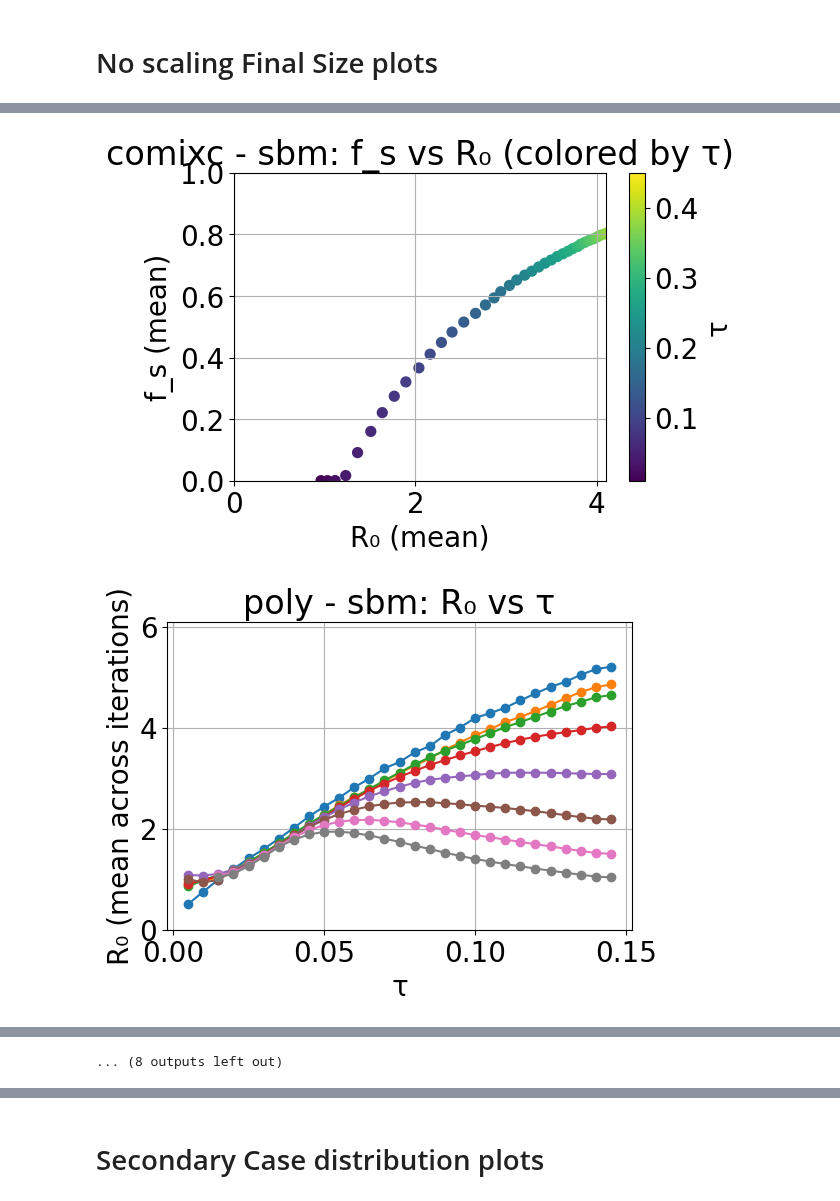
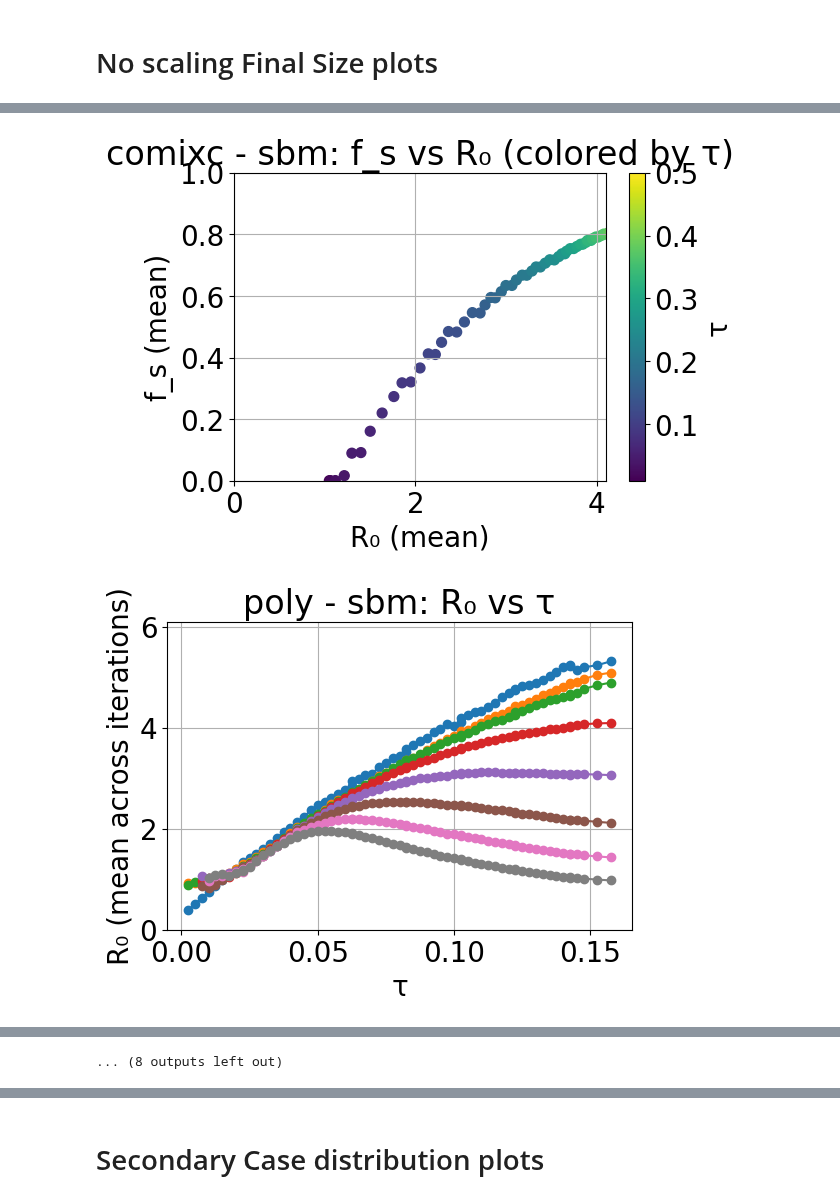
Before and after one commit to LukeMurrayKearney/Data-Driven-Networks-Code, a Jupyter notebook: duration+ages/beta_choices.ipynb, the cells around one changed output, grey strips where cells are left out. Drawn from its saved outputs; the diff is of its cells as text; code cells hidden in the pictures.

```diff
--- a/duration+ages/beta_choices.ipynb
+++ b/duration+ages/beta_choices.ipynb
@@ -89,7 +89,7 @@ bucket_labels = ['0-4', '5-11', '12-17', '18-29', '30-39', '40-49', '50-59', '60
 duration_labels = ['0-5 mins', '5-15 mins', '15-60 mins', '1-4 hours', '4+ hours']
 
 compare = {}
-num_network = 260
+num_network = 300
 for data in datas:
     res = {'taus': [], 'fs': [], 'r0': [], 'r02': [], 'r03': [], 'r04': [], 'r05': [], 'r06': [], 'r07': [], 'r08': []}
     for k in range(num_network):
@@ -462,7 +462,7 @@ bucket_labels = ['0-4', '5-11', '12-17', '18-29', '30-39', '40-49', '50-59', '60
 duration_labels = ['0-5 mins', '5-15 mins', '15-60 mins', '1-4 hours', '4+ hours']
 
 compare = {}
-num_network = 40
+num_network = 140
 for model_idx, model in enumerate(['sbm', 'nodur']):
     for data in datas:
         res = {'taus': [], 'fs': [], 'r0': [], 'r02': [], 'r03': [], 'r04': [], 'r05': [], 'r06': [], 'r07': [], 'r08': []}
@@ -546,6 +546,8 @@ for model_idx, model in enumerate(['sbm', 'nodur']):
         plt.ylabel("R₀ (mean across iterations)")
         plt.title(f"{data} - {model}: R₀ vs τ")
         plt.ylim(0, 6.1)
+        if model_idx == 1 and data in ['comix3', 'comixc']:
+            plt.xlim(0.001,0.0031)
         # plt.legend()
         plt.grid(True)
         # plt.savefig(f'figs/sim_out/{data}_tau_vs_r0.png')
@@ -585,2 +587,2 @@ for model_idx, model in enumerate(['sbm', 'nodur']):
-[figure, old version]
+[figure, new version]
-[figure, old version]
+[figure, new version]
```
Also changed, not shown: parts of 4 cells of this notebook, 10 other files.
